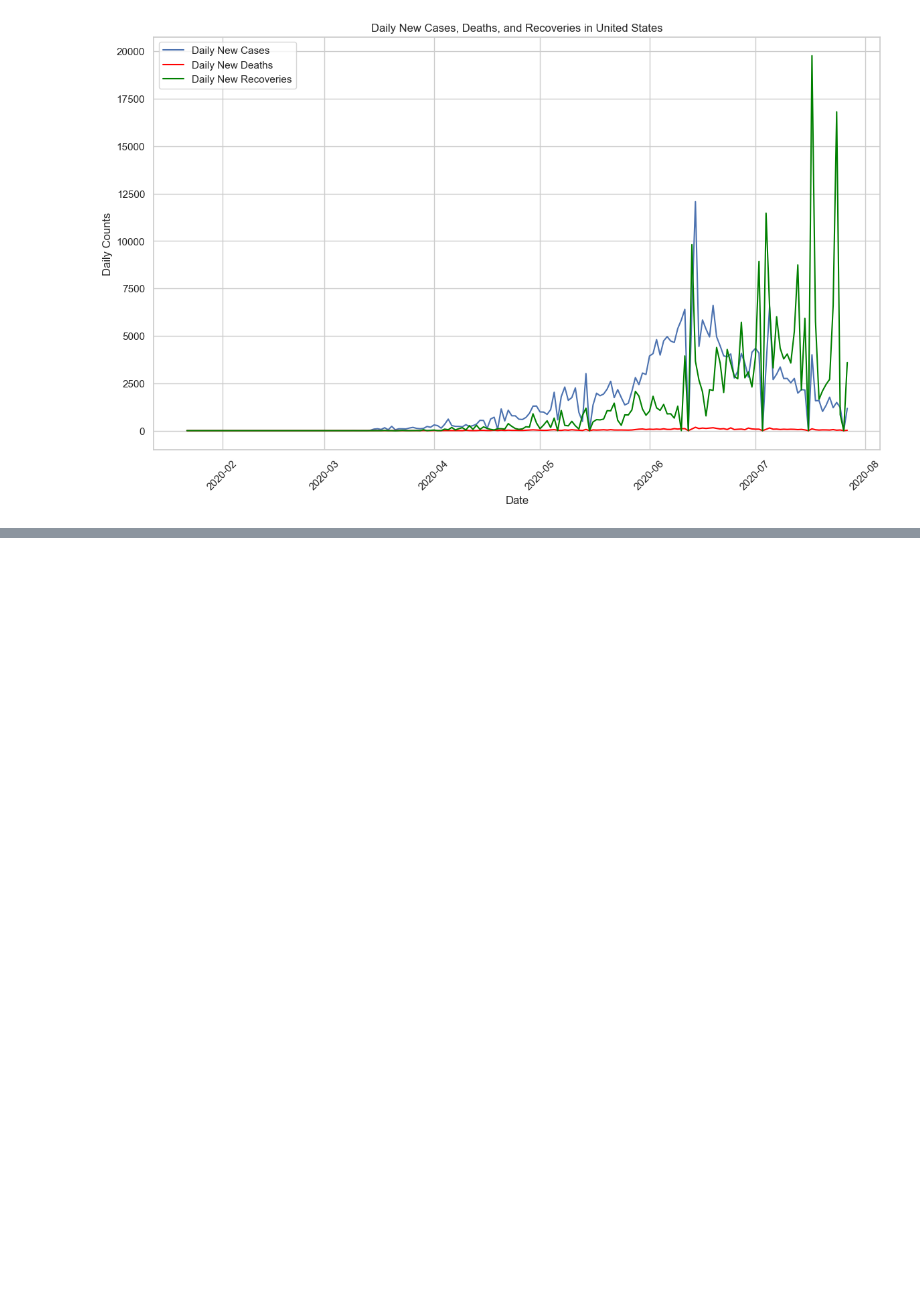
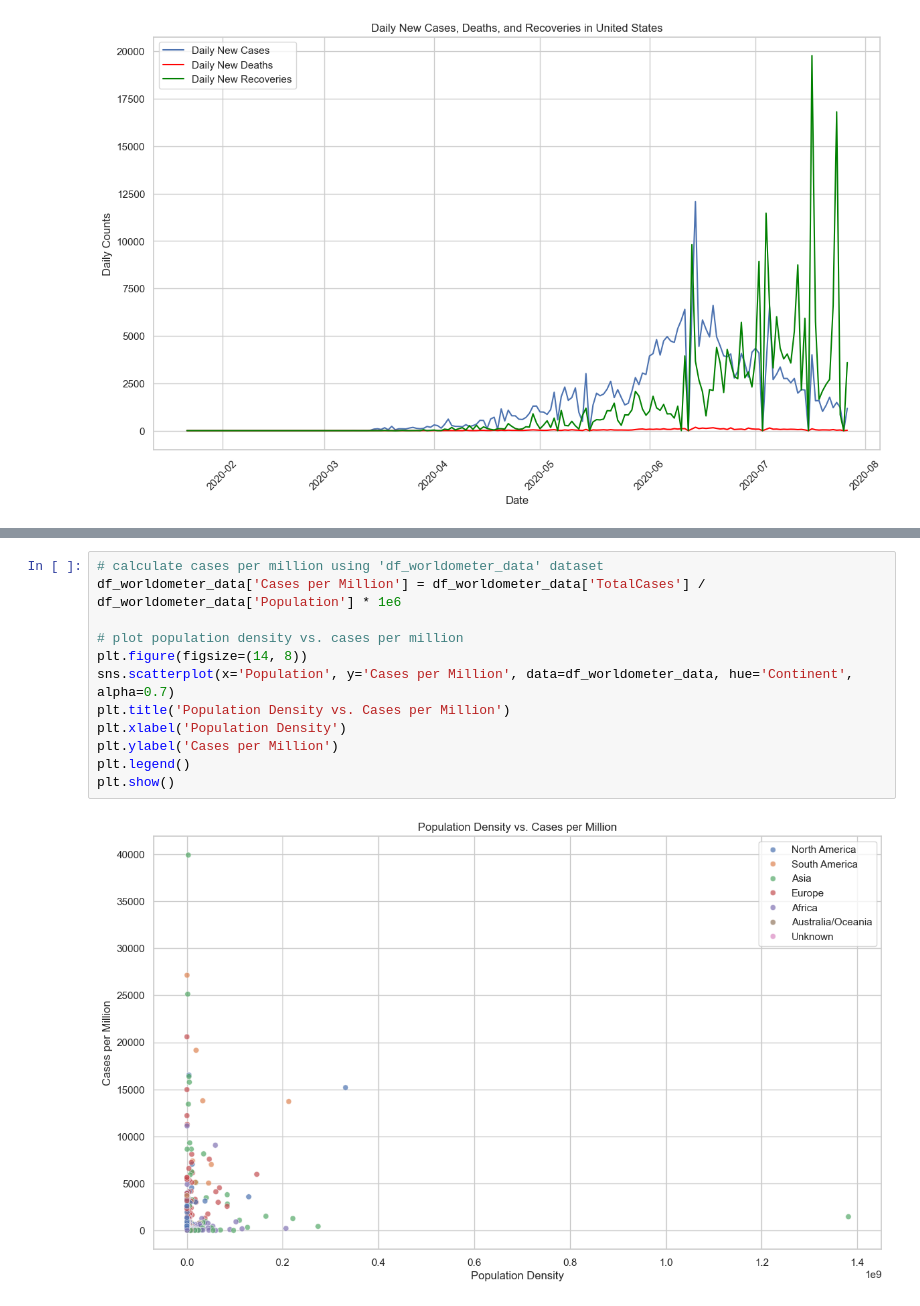
Before and after one commit to iammuhammadhassaan/ml_projects, a Jupyter notebook: 14_covid_19_project/notebooks/01_covid_19_project.ipynb, the cells around one changed output, grey strips where cells are left out. Cells and saved outputs as stored; diff of their text form; blank space fills up the shorter version.

```diff
--- a/14_covid_19_project/notebooks/01_covid_19_project.ipynb
+++ b/14_covid_19_project/notebooks/01_covid_19_project.ipynb
@@ -807,0 +885,14 @@ plt.show()
+# %%
+# calculate cases per million using 'df_worldometer_data' dataset
+df_worldometer_data['Cases per Million'] = df_worldometer_data['TotalCases'] / df_worldometer_data['Population'] * 1e6
+
+# plot population density vs. cases per million
+plt.figure(figsize=(14, 8))
+sns.scatterplot(x='Population', y='Cases per Million', data=df_worldometer_data, hue='Continent', alpha=0.7)
+plt.title('Population Density vs. Cases per Million')
+plt.xlabel('Population Density')
+plt.ylabel('Cases per Million')
+plt.legend()
+plt.show()
+# %% [output]
+[figure, added]
```
Also changed, not shown: parts of 39 cells of this notebook.
